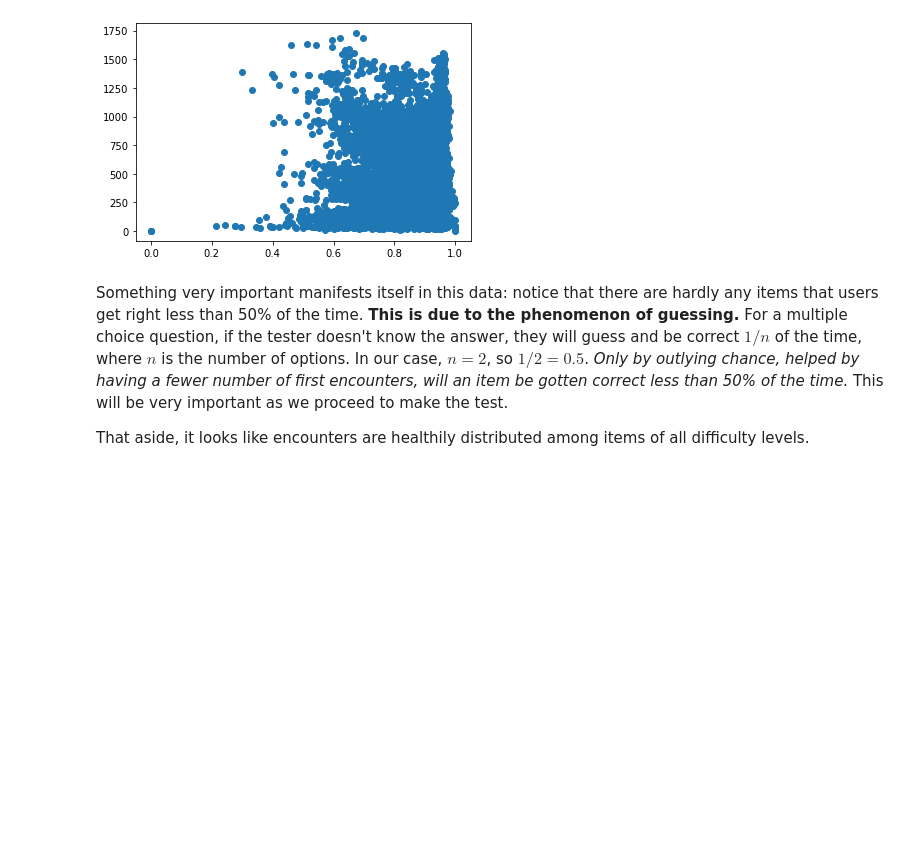
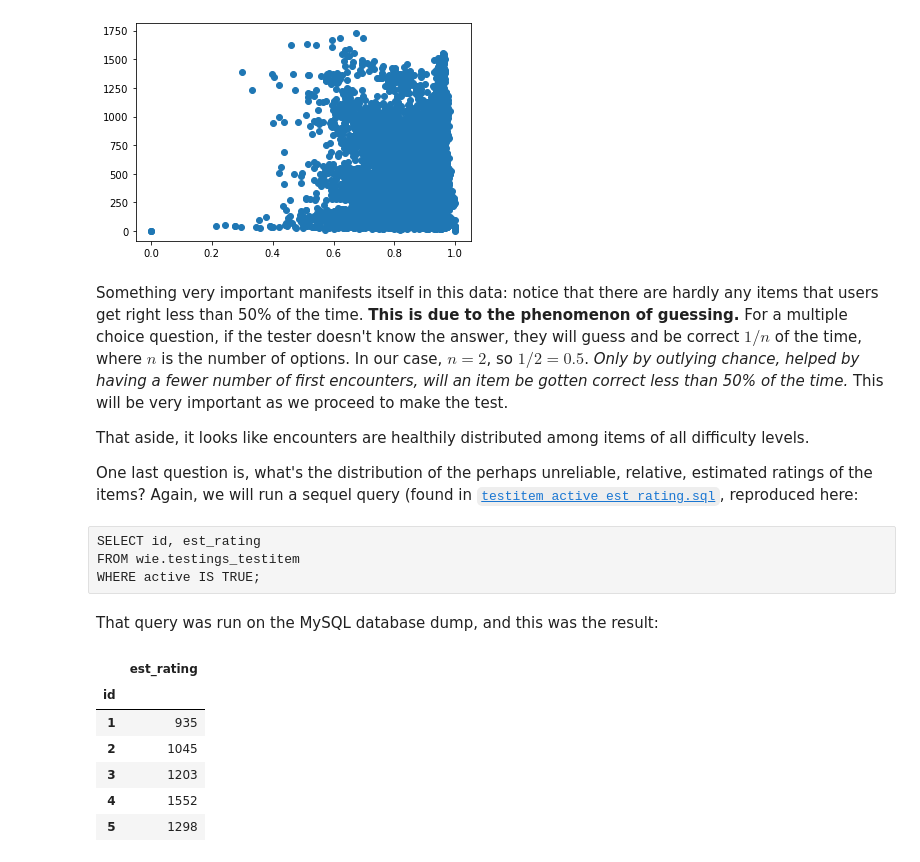
Before and after one commit to equinlan/english-test, a Jupyter notebook: Exploration.ipynb, the cells around one changed output. Cells and saved outputs as stored; diff of their text form; code cells hidden in the pictures; blank space fills up the shorter version.

```diff
--- a/Exploration.ipynb
+++ b/Exploration.ipynb
@@ -251,3 +256,23 @@ plt.scatter(item_pct_correct, item_encounter_counts)
 Something very important manifests itself in this data: notice that there are hardly any items that users get right less than 50% of the time. **This is due to the phenomenon of guessing.** For a multiple choice question, if the tester doesn't know the answer, they will guess and be correct $1 / n$ of the time, where $n$ is the number of options. In our case, $n = 2$, so $1 / 2 = 0.5$. _Only by outlying chance, helped by having a fewer number of first encounters, will an item be gotten correct less than 50% of the time._ This will be very important as we proceed to make the test.
 
 That aside, it looks like encounters are healthily distributed among items of all difficulty levels.
+
+One last question is, what's the distribution of the perhaps unreliable, relative, estimated ratings of the items? Again, we will run a sequel query (found in [`testitem_active_est_rating.sql`](data/testitem_active_est_rating.sql), reproduced here:
+# %% [raw]
+SELECT id, est_rating
+FROM wie.testings_testitem
+WHERE active IS TRUE;
+# %% [markdown]
+That query was run on the MySQL database dump, and this was the result:
+# %%
+# Get estimated item ratings
+df_est_ratings = pd.read_csv('data/testitem_active_est_rating.csv', encoding='utf-8', index_col='id')
+df_est_ratings.head()
+# %% [output]
+|  | est_rating |
+| id |  |
+| 1 | 935 |
+| 2 | 1045 |
+| 3 | 1203 |
+| 4 | 1552 |
+| 5 | 1298 |
```
Also changed, not shown: parts of 10 cells of this notebook, 5 other files.
